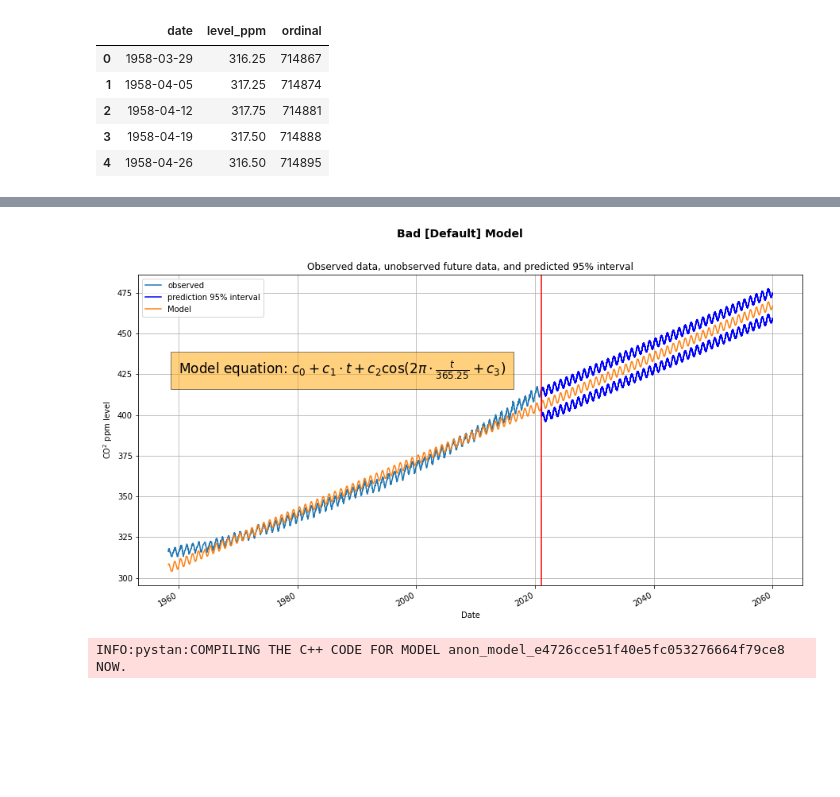
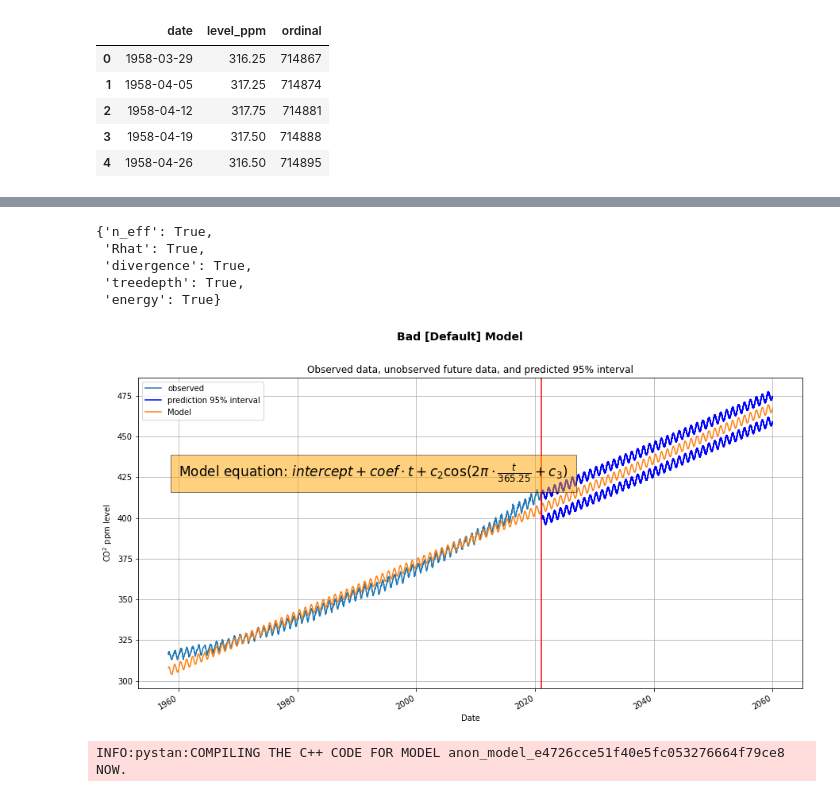
Before and after one commit to Inventrohyder/cs146, a Jupyter notebook: Assignments/final-project/notebook.ipynb, the cells around one changed output, grey strips where cells are left out. Saved outputs shown, nothing was run; the diff lists cells and outputs as text; code cells hidden in the pictures; blank space fills up the shorter version.

Commit message:
✨ feat: ensure the model converges well

```diff
--- a/Assignments/final-project/notebook.ipynb
+++ b/Assignments/final-project/notebook.ipynb
@@ -133,6 +132,7 @@ Wall time: 1min 20s
 bad_parameters = ['t_intercept', 't_coef', 'c2', 'c3', 'sigma']
 bad_results = bad_stan_model.sampling(
     data=stan_data,
+    control = {"max_treedepth": 15},
     init=[{
         't_intercept': lr.intercept_[0],
         't_coef': lr.coef_[0][0]
@@ -143,3 +163,11 @@ bad_samples = bad_results.extract()
+# %%
+pystan.check_hmc_diagnostics(bad_results)
+# %% [output]
+{'n_eff': True,
+ 'Rhat': True,
+ 'divergence': True,
+ 'treedepth': True,
+ 'energy': True}
 # %%
 def get_parameter(parameter:str, results, func = np.mean) -> float:
     return np.mean(results[parameter])
@@ -162,36 +190,36 @@ ax = fig.add_subplot()
 fig.suptitle('Bad [Default] Model', fontsize=14, fontweight='bold')
 # Observed data
 df.plot('date', 'level_ppm', ax=ax, grid=True, label='observed')
 
 # 95% confidence interval lower and upper bounds
 ax.plot(
     future_dates,
     np.concatenate((df['level_ppm'][-1:], bad_prediction_interval[0,1:])),
     'b-', label='prediction 95% interval')
 ax.plot(
     future_dates,
     np.concatenate((df['level_ppm'][-1:], bad_prediction_interval[1,1:])),
     'b-')
 
 # Model
-model_predictions = bad_c0 + bad_c1* to_predict + bad_c2 * np.cos(2 * np.pi * to_predict / 365.25 + bad_c3)
+model_predictions = bad_t_intercept + bad_t_coef* to_predict + bad_c2 * np.cos(2 * np.pi * to_predict / 365.25 + bad_c3)
 ax.plot(to_predict_dates, model_predictions, label="Model")
 
 # Last observed date line
 ax.axvline(max(df['date']), color='red')
 ax.set_xlabel('Date')
 ax.set_ylabel('CO$^2$ ppm level')
 ax.legend()
 ax.set_title('Observed data, unobserved future data, and predicted 95% interval')
 ax.text(
     date(1960, 1, 1), 425,
-    r'Model equation: $c_0 + c_1 \cdot t + c_2 \cos(2 \pi \cdot \frac{t}{365.25} + c_3$)',
+    r'Model equation: $intercept + coef \cdot t + c_2 \cos(2 \pi \cdot \frac{t}{365.25} + c_3$)',
     fontsize=17, bbox={'facecolor': 'orange', 'alpha': 0.5, 'pad': 10}
 )
 plt.savefig('bad_model.png')
 plt.show()
 # %% [output]
-[figure, old version]
+[figure, new version]
 # %%
 %%time
 good_stan_model = pystan.StanModel(file='good_model.stan')
```
Also changed, not shown: parts of 4 cells of this notebook, 2 other files.
